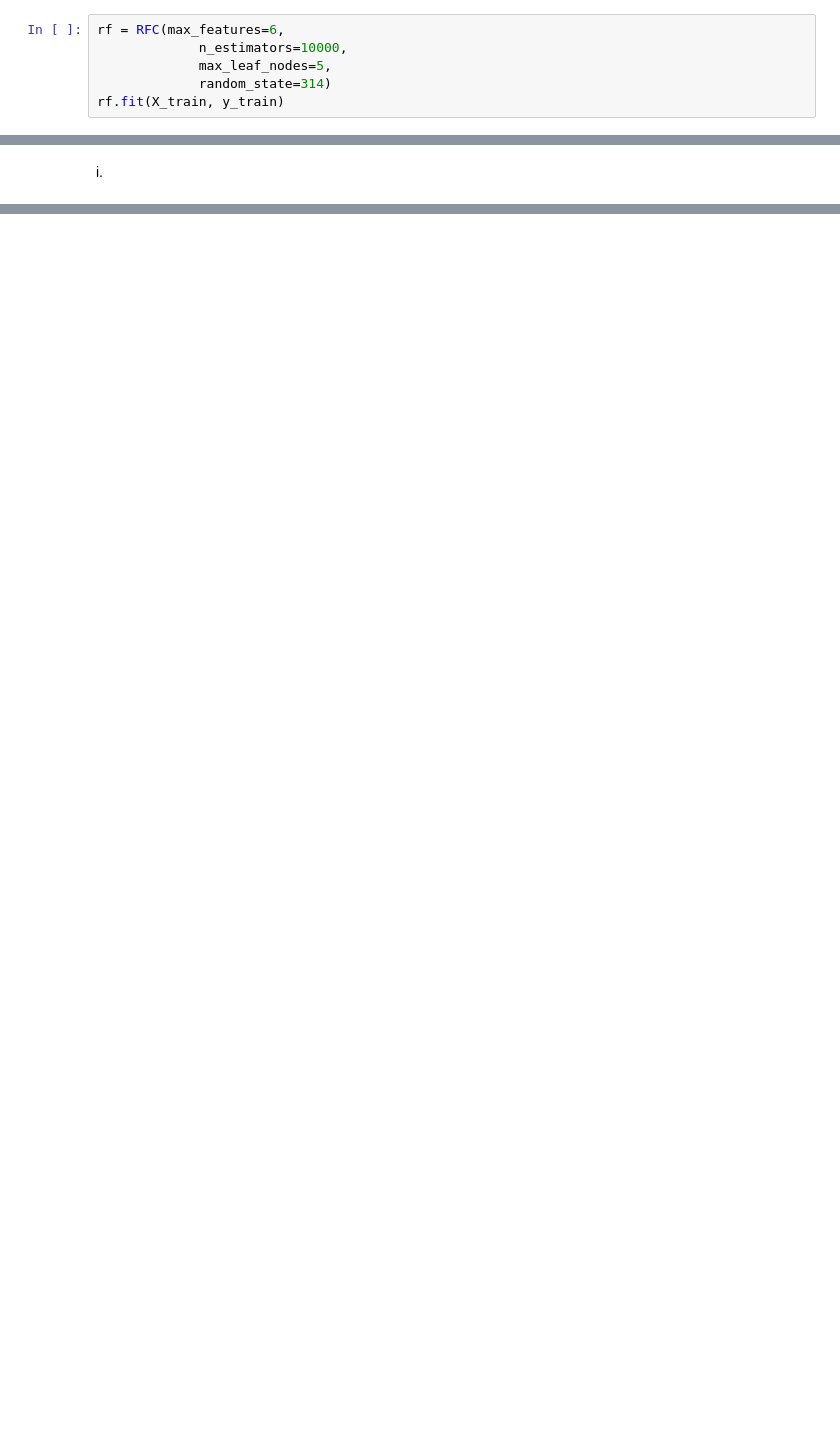
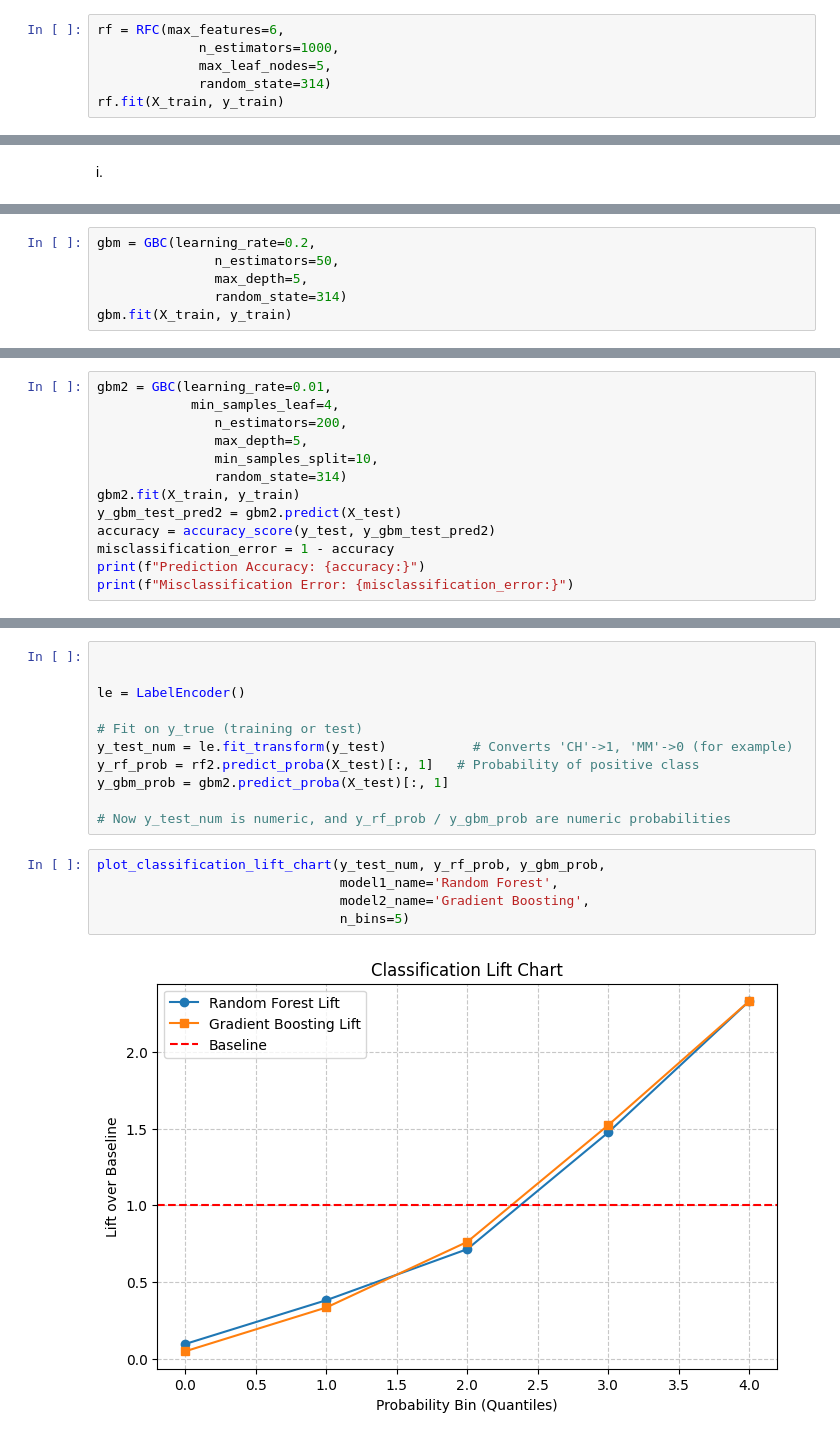
Before and after one commit to katesnow1/code_2600, a Jupyter notebook: homework4.ipynb, the cells around one changed output, grey strips where cells are left out. Cells and saved outputs as stored; diff of their text form; blank space fills up the shorter version.

```diff
--- a/homework4.ipynb
+++ b/homework4.ipynb
@@ -305,7 +307,7 @@ The total misclassification error decreases from the tree with maximum 8 leafs b
 h.
 # %%
 rf = RFC(max_features=6,
-             n_estimators=10000,
+             n_estimators=1000,
              max_leaf_nodes=5,
              random_state=314)
 rf.fit(X_train, y_train)
@@ -327,0 +351,6 @@ i.
+# %%
+gbm = GBC(learning_rate=0.2,
+               n_estimators=50,
+               max_depth=5,
+               random_state=314)
+gbm.fit(X_train, y_train)
@@ -327,0 +373,13 @@ i.
+# %%
+gbm2 = GBC(learning_rate=0.01,
+            min_samples_leaf=4,
+               n_estimators=200,
+               max_depth=5,
+               min_samples_split=10,
+               random_state=314)
+gbm2.fit(X_train, y_train)
+y_gbm_test_pred2 = gbm2.predict(X_test)
+accuracy = accuracy_score(y_test, y_gbm_test_pred2)
+misclassification_error = 1 - accuracy
+print(f"Prediction Accuracy: {accuracy:}")
+print(f"Misclassification Error: {misclassification_error:}")
@@ -327,0 +427,18 @@ i.
+# %%
+
+
+le = LabelEncoder()
+
+# Fit on y_true (training or test)
+y_test_num = le.fit_transform(y_test)           # Converts 'CH'->1, 'MM'->0 (for example)
+y_rf_prob = rf2.predict_proba(X_test)[:, 1]   # Probability of positive class
+y_gbm_prob = gbm2.predict_proba(X_test)[:, 1]
+
+# Now y_test_num is numeric, and y_rf_prob / y_gbm_prob are numeric probabilities
+# %%
+plot_classification_lift_chart(y_test_num, y_rf_prob, y_gbm_prob,
+                               model1_name='Random Forest',
+                               model2_name='Gradient Boosting',
+                               n_bins=5)
+# %% [output]
+[figure, added]
```
Also changed, not shown: parts of 20 cells of this notebook.
